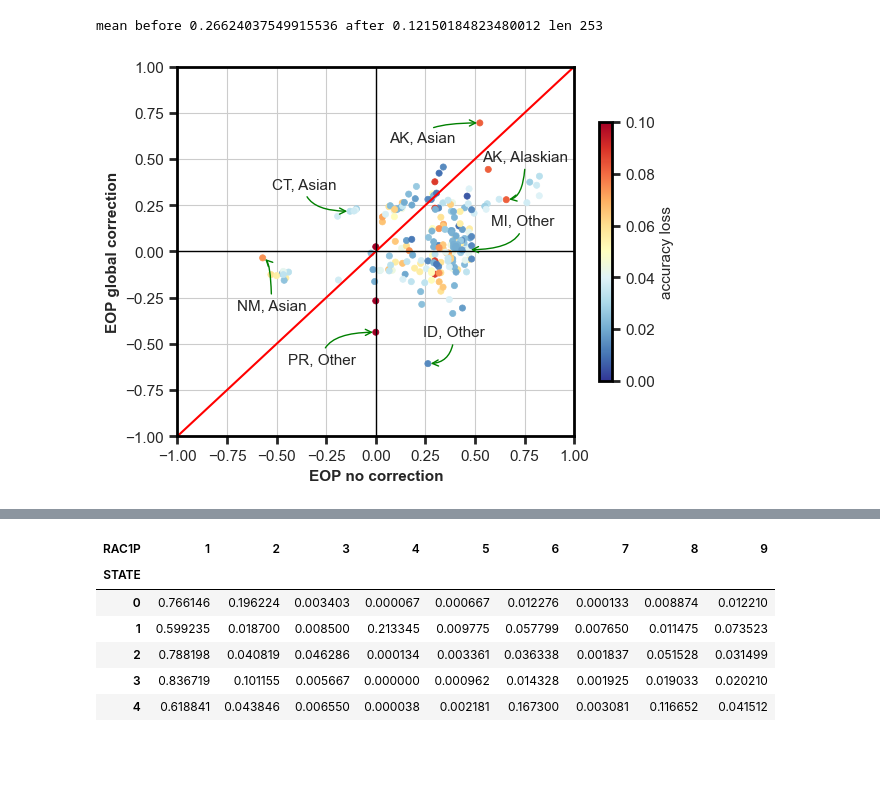
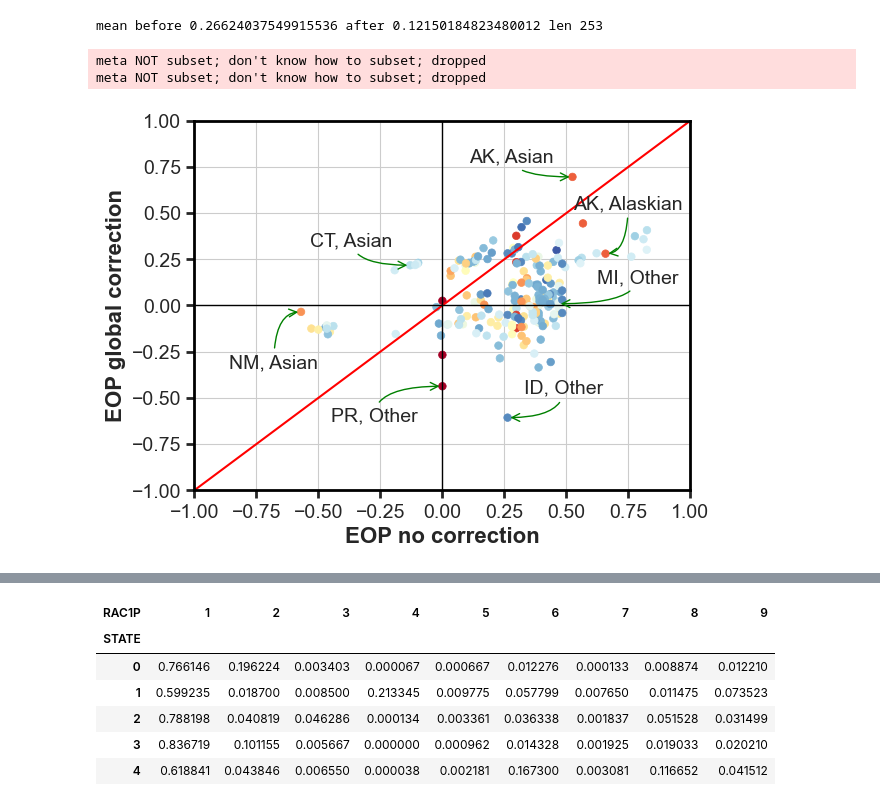
Before and after one commit to ruggieris/DD, a Jupyter notebook: notebooks/dd_ACSIncome_Yule.ipynb, the cells around one changed output, grey strips where cells are left out. Cells and saved outputs as stored; diff of their text form; code cells hidden in the pictures; blank space fills up the shorter version.

Commit message:
Enlarged fonts in plots

```diff
--- a/notebooks/dd_ACSIncome_Yule.ipynb
+++ b/notebooks/dd_ACSIncome_Yule.ipynb
@@ -25,8 +25,8 @@ import dd
 
 # general settings
 plt.style.use('seaborn-whitegrid')
-plt.rc('font', size=11)
-plt.rc('legend', fontsize=11)
+plt.rc('font', size=14)
+plt.rc('legend', fontsize=14)
 plt.rc('lines', linewidth=2)
 plt.rc('axes', linewidth=2)
 plt.rc('axes', edgecolor='k')
@@ -359,39 +359,41 @@ if False:
         if xs[i]<-0 and ys[i]>0.2:
             print(i, xs[i], ys[i], ys[i]-xs[i], acs[i], descs[i])
 # %%
-plt.scatter(xs, ys, c =acs, linewidths = .5, marker ="o", cmap="RdYlBu_r", s=20)
-plt.xlabel("EOP no correction", fontweight="bold")
-plt.ylabel("EOP global correction", fontweight="bold")
+plt.scatter(xs, ys, c =acs, linewidths = .5, marker ="o", cmap="RdYlBu_r", s=30)
+plt.xlabel("EOP no correction", fontweight="bold", fontsize=16)
+plt.ylabel("EOP global correction", fontweight="bold", fontsize=16)
 plt.xlim([-1, 1])
 plt.ylim([-1, 1])
 plt.axline((0, 0), (1, 1), linewidth=1.5, color='r')
 plt.axline((0, 0), (0, 1), linewidth=1, color='black')
 plt.axline((0, 0), (1, 0), linewidth=1, color='black')
 arrow_properties = dict(color='green', arrowstyle="->", connectionstyle="angle3,angleA=90,angleB=0")
 id = 6 # 6 0.4711111111111111 0.7688888888888888 0.29777777777777775 0.07711651299245603 ('STATE=AK', 'RAC1P=Asian alone')
-plt.annotate(desc_l(descs[id]), xy=(xs[id], ys[id]), xycoords='data', xytext=(0.4, 0.65), textcoords='data',
+plt.annotate(desc_l(descs[id]), xy=(xs[id], ys[id]), xycoords='data', xytext=(0.45, 0.85), textcoords='data',
             arrowprops=arrow_properties, horizontalalignment='right', verticalalignment='top')
 id = 88 # 88 0.46383446255264604 0.007605444668253691 -0.45622901788439235 0.024772313296903437 ('STATE=MI', 'RAC1P=Some Other Race alone')
-plt.annotate(desc_l(descs[id]), xy=(xs[id], ys[id]), xycoords='data', xytext=(0.9, 0.2), textcoords='data',
+plt.annotate(desc_l(descs[id]), xy=(xs[id], ys[id]), xycoords='data', xytext=(0.95, 0.2), textcoords='data',
             arrowprops=arrow_properties, horizontalalignment='right', verticalalignment='top')
 id = 49 # 49 0.2553729456384324 -0.6145526057030481 -0.8699255513414805 0.013528336380255968 ('STATE=ID', 'RAC1P=Some Other Race alone')
-plt.annotate(desc_l(descs[id]), xy=(xs[id], ys[id]), xycoords='data', xytext=(0.55, -0.4), textcoords='data',
+plt.annotate(desc_l(descs[id]), xy=(xs[id], ys[id]), xycoords='data', xytext=(0.65, -0.4), textcoords='data',
             arrowprops=arrow_properties, horizontalalignment='right', verticalalignment='top')
 id = 202 # 202 0.012861736334405145 -0.4242363344051447 -0.4370980707395498 0.09780830879947655 ('STATE=PR', 'RAC1P=Some Other Race alone')
 plt.annotate(desc_l(descs[id]), xy=(xs[id], ys[id]), xycoords='data', xytext=(-0.1, -0.55), textcoords='data',
             arrowprops=arrow_properties, horizontalalignment='right', verticalalignment='top')
 id = 31 # 31 -0.13187038726262545 0.2084335351189982 0.34030392238162366 0.032228075612023566 ('STATE=CT', 'RAC1P=Asian alone')
 plt.annotate(desc_l(descs[id]), xy=(xs[id], ys[id]), xycoords='data', xytext=(-0.2, 0.4), textcoords='data',
             arrowprops=arrow_properties, horizontalalignment='right', verticalalignment='top')
 id = 123 # 123 -0.6373856209150326 -0.10326797385620912 0.5341176470588235 0.07315365768288418 ('STATE=NM', 'RAC1P=Asian alone')
-plt.annotate(desc_l(descs[id]), xy=(xs[id], ys[id]), xycoords='data', xytext=(-0.35, -0.26), textcoords='data',
+plt.annotate(desc_l(descs[id]), xy=(xs[id], ys[id]), xycoords='data', xytext=(-0.5, -0.26), textcoords='data',
             arrowprops=arrow_properties, horizontalalignment='right', verticalalignment='top')
 id = 7 # 7 0.7177777777777777 0.3356349206349207 -0.38214285714285706 0.08146639511201637 ('STATE=AK', 'RAC1P=Alaska Native alone')
-plt.annotate(desc_l(descs[id]), xy=(xs[id], ys[id]), xycoords='data', xytext=(0.97, 0.55), textcoords='data',
+plt.annotate(desc_l(descs[id]), xy=(xs[id], ys[id]), xycoords='data', xytext=(0.97, 0.6), textcoords='data',
             arrowprops=arrow_properties, horizontalalignment='right', verticalalignment='top')
-plt.colorbar(label="accuracy loss", orientation="vertical", shrink=.7)
+#plt.colorbar(label="accuracy loss", orientation="vertical", shrink=.7)
 plt.clim(0,.1)
-#plt.savefig('fig1.pdf', bbox_inches='tight', dpi=400)
+plt.savefig('fig1.pdf', bbox_inches='tight', dpi=400)
 plt.show()
 # %% [output]
+meta NOT subset; don't know how to subset; dropped
+meta NOT subset; don't know how to subset; dropped
-[figure, old version]
+[figure, new version]
```
Also changed, not shown: parts of 6 cells of this notebook.
